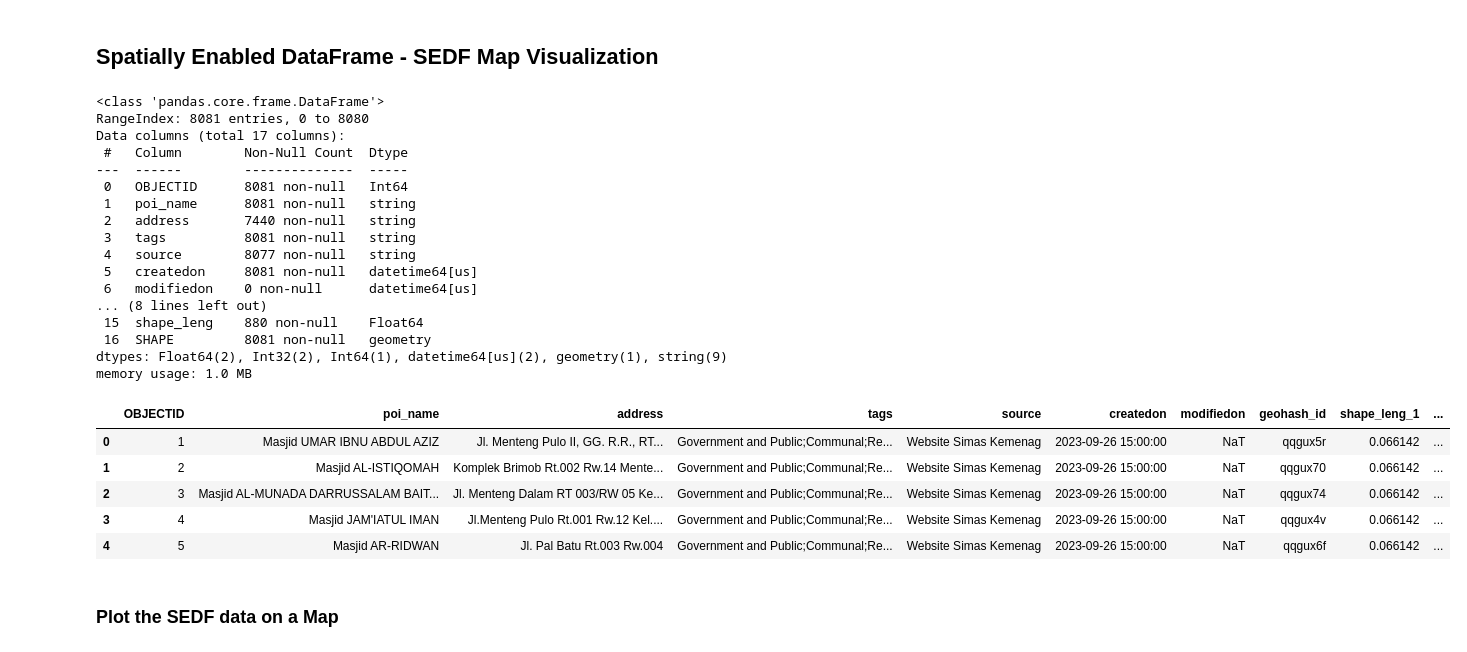
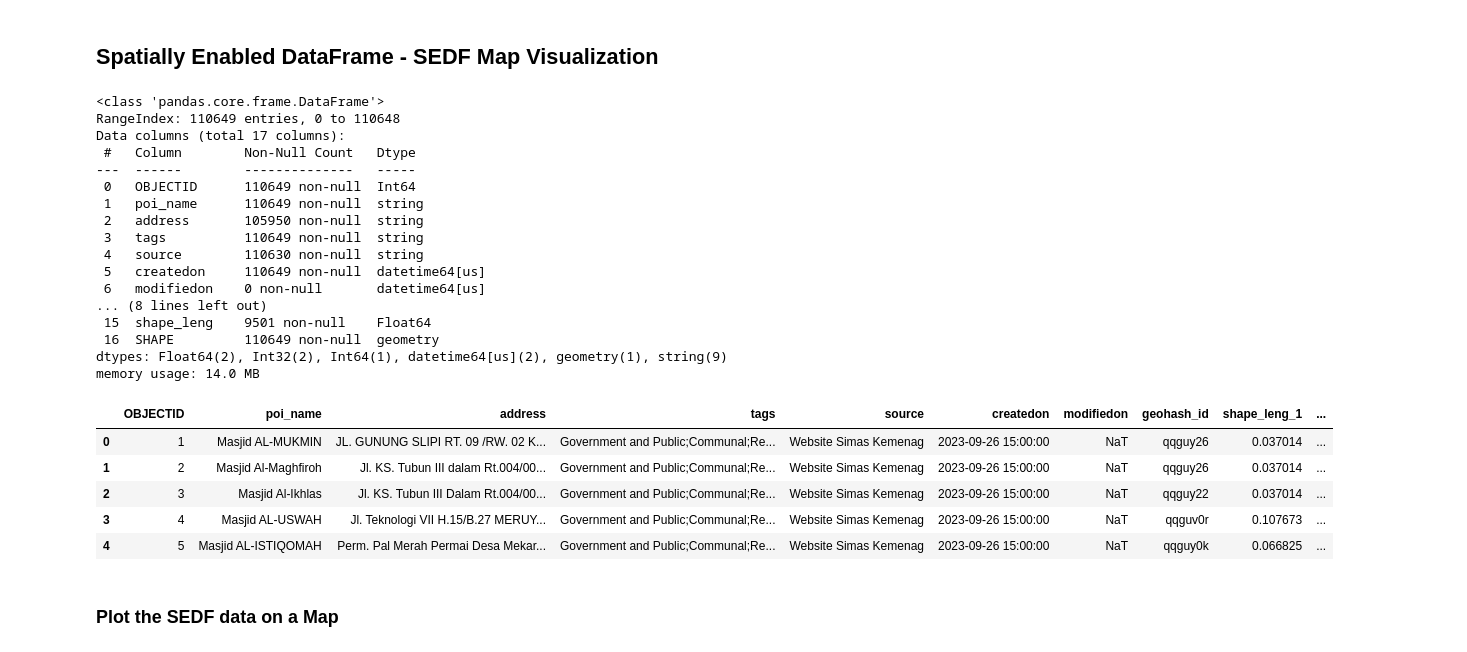
Before and after one commit to bebenGP/selfstudy-arcgisforpython, a Jupyter notebook: belajar_arcgis_for_python/VisualPythonAPI/VisualPythonAPI/VisualPythonAPI.ipynb, the cells around one changed output. Cells and saved outputs as stored; diff of their text form; code cells hidden in the pictures.

```diff
--- a/belajar_arcgis_for_python/VisualPythonAPI/VisualPythonAPI/VisualPythonAPI.ipynb
+++ b/belajar_arcgis_for_python/VisualPythonAPI/VisualPythonAPI/VisualPythonAPI.ipynb
@@ -31,32 +30,32 @@ map1.add_layer(pop_density)
 # %% [markdown]
 ## Spatially Enabled DataFrame - SEDF Map Visualization
 # %%
-sedf = pd.DataFrame.spatial.from_featureclass(r'C:\Users\bputra\OneDrive - ESRI Indonesia\PT ESRI Indonesia\Research\code-script\22_arcgis_for_python_study\belajar_arcgis_for_python\belajar_arcgis_for_python.gdb\poi_sampling_jaksel')
+sedf = pd.DataFrame.spatial.from_featureclass(r'C:\Users\bputra\OneDrive - ESRI Indonesia\PT ESRI Indonesia\Research\code-script\22_arcgis_for_python_study\belajar_arcgis_for_python\belajar_arcgis_for_python.gdb\poi_jakbar_jaksel')
 sedf.info()
 sedf.head()
 # %% [output]
 <class 'pandas.core.frame.DataFrame'>
-RangeIndex: 8081 entries, 0 to 8080
+RangeIndex: 110649 entries, 0 to 110648
 Data columns (total 17 columns):
- #   Column        Non-Null Count  Dtype
----  ------        --------------  -----
- 0   OBJECTID      8081 non-null   Int64
- 1   poi_name      8081 non-null   string
- 2   address       7440 non-null   string
- 3   tags          8081 non-null   string
- 4   source        8077 non-null   string
- 5   createdon     8081 non-null   datetime64[us]
- 6   modifiedon    0 non-null      datetime64[us]
+ #   Column        Non-Null Count   Dtype
+---  ------        --------------   -----
+ 0   OBJECTID      110649 non-null  Int64
+ 1   poi_name      110649 non-null  string
+ 2   address       105950 non-null  string
+ 3   tags          110649 non-null  string
+ 4   source        110630 non-null  string
+ 5   createdon     110649 non-null  datetime64[us]
+ 6   modifiedon    0 non-null       datetime64[us]
 ... (8 lines left out)
- 15  shape_leng    880 non-null    Float64
- 16  SHAPE         8081 non-null   geometry
+ 15  shape_leng    9501 non-null    Float64
+ 16  SHAPE         110649 non-null  geometry
 dtypes: Float64(2), Int32(2), Int64(1), datetime64[us](2), geometry(1), string(9)
-memory usage: 1.0 MB
+memory usage: 14.0 MB
 |  | OBJECTID | poi_name | address | tags | source | createdon | modifiedon | geohash_id | shape_leng_1 | ... |
-| 0 | 1 | Masjid UMAR IBNU ABDUL AZIZ | Jl. Menteng Pulo II, GG. R.R., RT... | Government and Public;Communal;Re... | Website Simas Kemenag | 2023-09-26 15:00:00 | NaT | qqgux5r | 0.066142 | ... |
-| 1 | 2 | Masjid AL-ISTIQOMAH | Komplek Brimob Rt.002 Rw.14 Mente... | Government and Public;Communal;Re... | Website Simas Kemenag | 2023-09-26 15:00:00 | NaT | qqgux70 | 0.066142 | ... |
-| 2 | 3 | Masjid AL-MUNADA DARRUSSALAM BAIT... | Jl. Menteng Dalam RT 003/RW 05 Ke... | Government and Public;Communal;Re... | Website Simas Kemenag | 2023-09-26 15:00:00 | NaT | qqgux74 | 0.066142 | ... |
-| 3 | 4 | Masjid JAM'IATUL IMAN | Jl.Menteng Pulo Rt.001 Rw.12 Kel.... | Government and Public;Communal;Re... | Website Simas Kemenag | 2023-09-26 15:00:00 | NaT | qqgux4v | 0.066142 | ... |
-| 4 | 5 | Masjid AR-RIDWAN | Jl. Pal Batu Rt.003 Rw.004 | Government and Public;Communal;Re... | Website Simas Kemenag | 2023-09-26 15:00:00 | NaT | qqgux6f | 0.066142 | ... |
+| 0 | 1 | Masjid AL-MUKMIN | JL. GUNUNG SLIPI RT. 09 /RW. 02 K... | Government and Public;Communal;Re... | Website Simas Kemenag | 2023-09-26 15:00:00 | NaT | qqguy26 | 0.037014 | ... |
+| 1 | 2 | Masjid Al-Maghfiroh | Jl. KS. Tubun III dalam Rt.004/00... | Government and Public;Communal;Re... | Website Simas Kemenag | 2023-09-26 15:00:00 | NaT | qqguy26 | 0.037014 | ... |
+| 2 | 3 | Masjid Al-Ikhlas | Jl. KS. Tubun III Dalam Rt.004/00... | Government and Public;Communal;Re... | Website Simas Kemenag | 2023-09-26 15:00:00 | NaT | qqguy22 | 0.037014 | ... |
+| 3 | 4 | Masjid AL-USWAH | Jl. Teknologi VII H.15/B.27 MERUY... | Government and Public;Communal;Re... | Website Simas Kemenag | 2023-09-26 15:00:00 | NaT | qqguv0r | 0.107673 | ... |
+| 4 | 5 | Masjid AL-ISTIQOMAH | Perm. Pal Merah Permai Desa Mekar... | Government and Public;Communal;Re... | Website Simas Kemenag | 2023-09-26 15:00:00 | NaT | qqguy0k | 0.066825 | ... |
 # %%
 map2 = gis.map("Jakarta Selatan, IDN")
```
Also changed, not shown: parts of 6 cells of this notebook, 3 other files.
